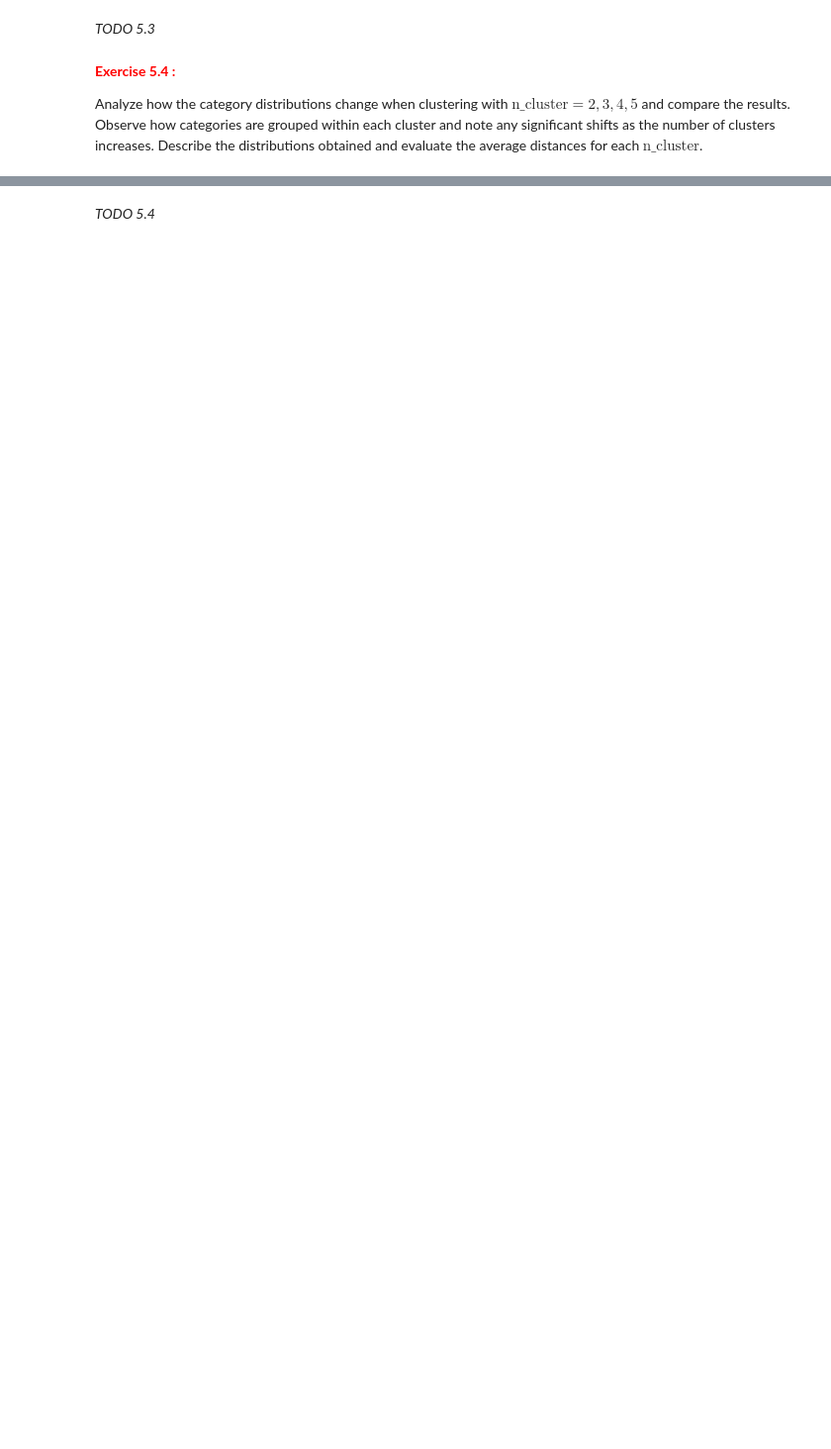
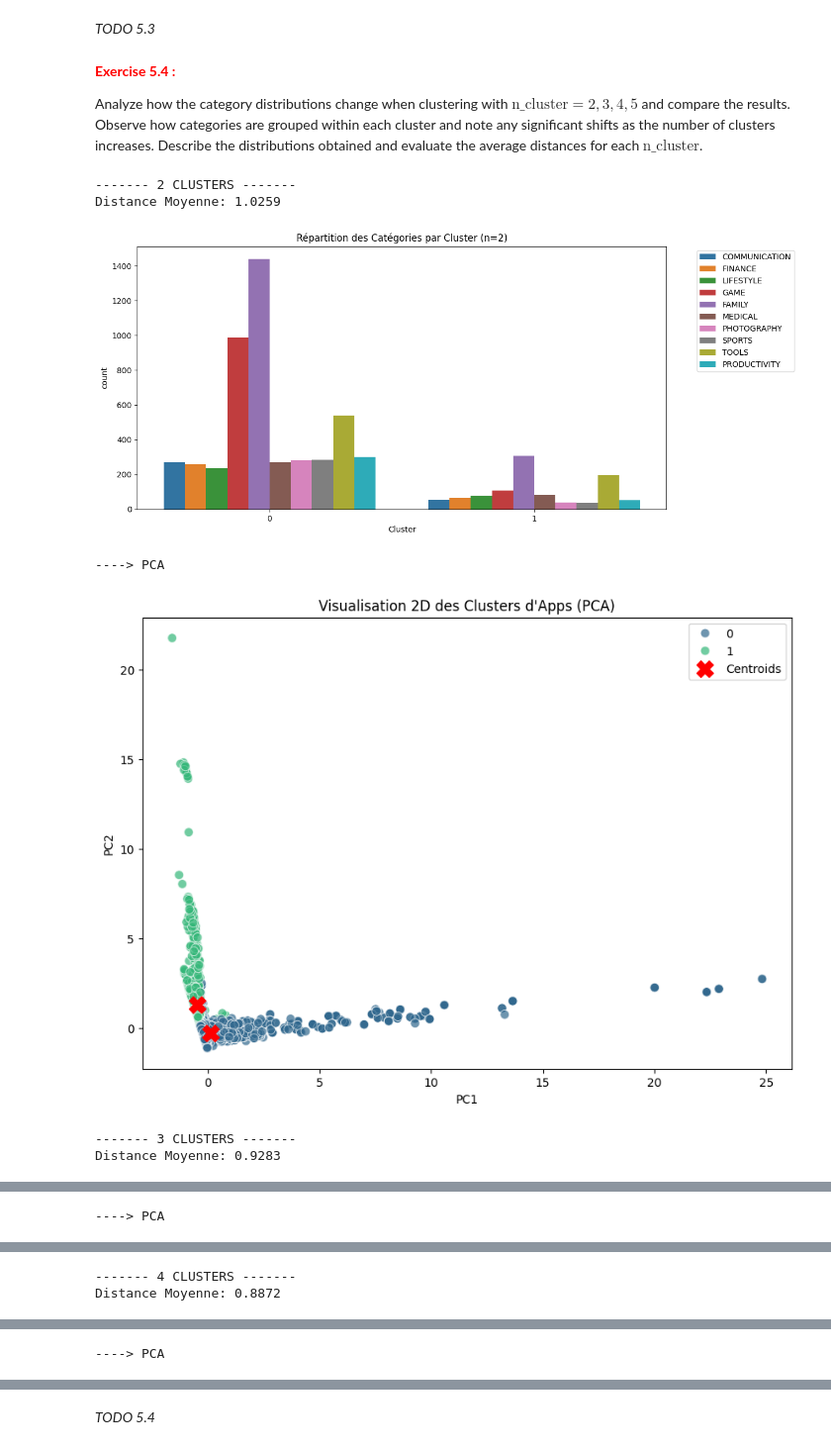
Before and after one commit to PeacefulJaah/web_mining, a Jupyter notebook: Labo2_DataAnalysis_WEM/Labo2_DataAnalysis_WEM_lavorel.ipynb, the cells around one changed output, grey strips where cells are left out. Shown: that part at 99% size. Cells and saved outputs as stored; diff of their text form; code cells hidden in the pictures; blank space fills up the shorter version.

```diff
--- a/Labo2_DataAnalysis_WEM/Labo2_DataAnalysis_WEM_lavorel.ipynb
+++ b/Labo2_DataAnalysis_WEM/Labo2_DataAnalysis_WEM_lavorel.ipynb
@@ -517,10 +527,3 @@ Then, do a first training using [`KMeans`](https://scikit-learn.org/stable/modul
 <p style='color:red;font-weight:bold'>Exercise 5.2 :</p>
 
 Complete the function `average_cluster_distance` to compute a clustering performance metric. It should return a list where the first value is the global average distance from all samples to their assigned centroids, followed by the average distances per centroid.
-# %%
-def average_cluster_distance(X, model):
-    ...
-    return ...
-
-avg_distances = average_cluster_distance(...)
-print(avg_distances)
@@ -532,0 +551,10 @@ Try using different values for the maximum number of iterations of the *K-Means
+# %%
+# TODO 5.3
+iterations = [1, 2, 5, 10, 20, 100, 200, 1000]
+results = []
+
+for i in iterations:
+    km = KMeans(n_clusters=5, max_iter=i, random_state=42, n_init=1).fit(df_s)
+    avg_dist = average_cluster_distance(df_s, km)[0]
+    results.append(avg_dist)
+    print(f"Max Iter: {i}, Iter : {km.n_iter_} -> Distance Moyenne: {avg_dist:.4f}")
@@ -540,0 +576,49 @@ Analyze how the category distributions change when clustering with $\text{n\_clu
+# %%
+# TODO 5.4
+from sklearn.decomposition import PCA
+
+clusters = [2, 3, 4, 5]
+
+for x in clusters:
+    print(f"------- {x} CLUSTERS -------")
+    km = KMeans(n_clusters=x, max_iter=15, random_state=42, n_init=1).fit(df_s)
+    avg_dist = average_cluster_distance(df_s, km)[0]
+    results.append(avg_dist)
+    print(f"Distance Moyenne: {avg_dist:.4f}")
+
+    df_5['Cluster'] = km.labels_
+
+    plt.figure(figsize=(12, 6))
+    top_categories = df_5['Category'].value_counts().nlargest(10).index
+    df_plot = df_5[df_5['Category'].isin(top_categories)]
+
+    sns.countplot(data=df_plot, x='Cluster', hue='Category')
+    plt.title(f"Répartition des Catégories par Cluster (n={x})")
+    plt.legend(bbox_to_anchor=(1.05, 1), loc='upper left')
+    plt.show()
+
+    print("----> PCA")
+    pca = PCA(n_components=2)
+    pca_data = pca.fit_transform(df_s)
+
+    df_pca = pd.DataFrame(pca_data, columns=['PC1', 'PC2'])
+    df_pca['Cluster'] = km.labels_
+
+    plt.figure(figsize=(10, 7))
+    sns.scatterplot(data=df_pca, x='PC1', y='PC2', hue='Cluster', palette='viridis', s=60, alpha=0.7)
+
+    # Ajout des centres des clusters
+    centers_pca = pca.transform(km.cluster_centers_)
+    plt.scatter(centers_pca[:, 0], centers_pca[:, 1], c='red', s=200, marker='X', label='Centroids')
+
+    plt.title("Visualisation 2D des Clusters d'Apps (PCA)")
+    plt.legend()
+    plt.show()
+# %% [output]
+------- 2 CLUSTERS -------
+Distance Moyenne: 1.0259
+[figure, added]
+----> PCA
+[figure, added]
+------- 3 CLUSTERS -------
+Distance Moyenne: 0.9283
@@ -540,0 +626 @@ Analyze how the category distributions change when clustering with $\text{n\_clu
+----> PCA
@@ -540,0 +628,2 @@ Analyze how the category distributions change when clustering with $\text{n\_clu
+------- 4 CLUSTERS -------
+Distance Moyenne: 0.8872
@@ -540,0 +631 @@ Analyze how the category distributions change when clustering with $\text{n\_clu
+----> PCA
```
Also changed, not shown: parts of 8 cells of this notebook.
